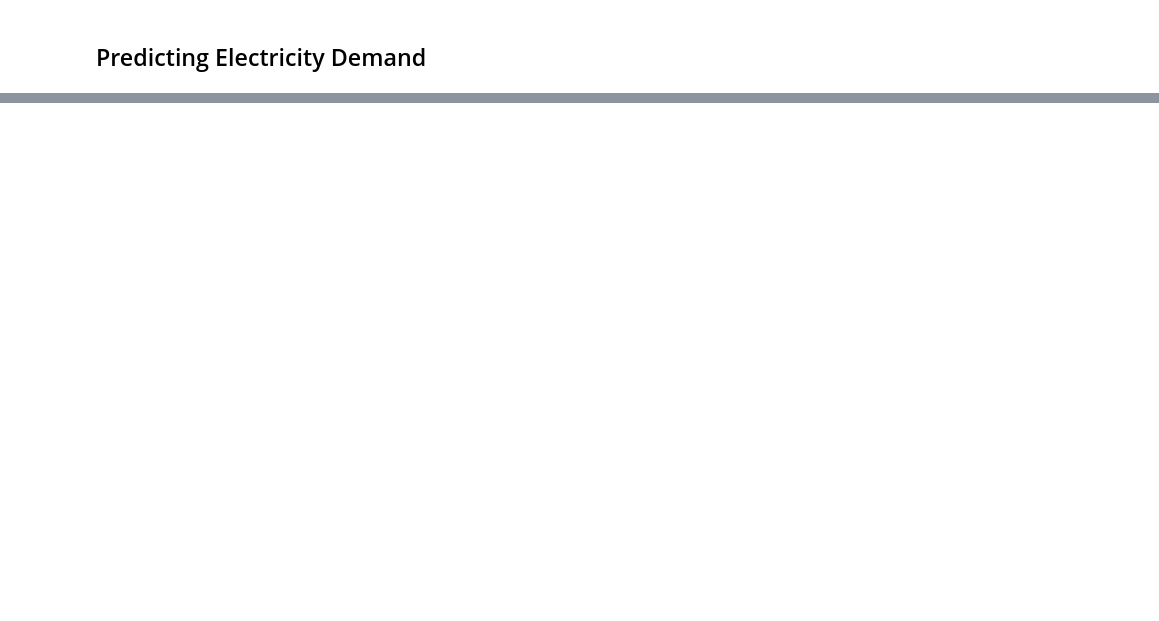
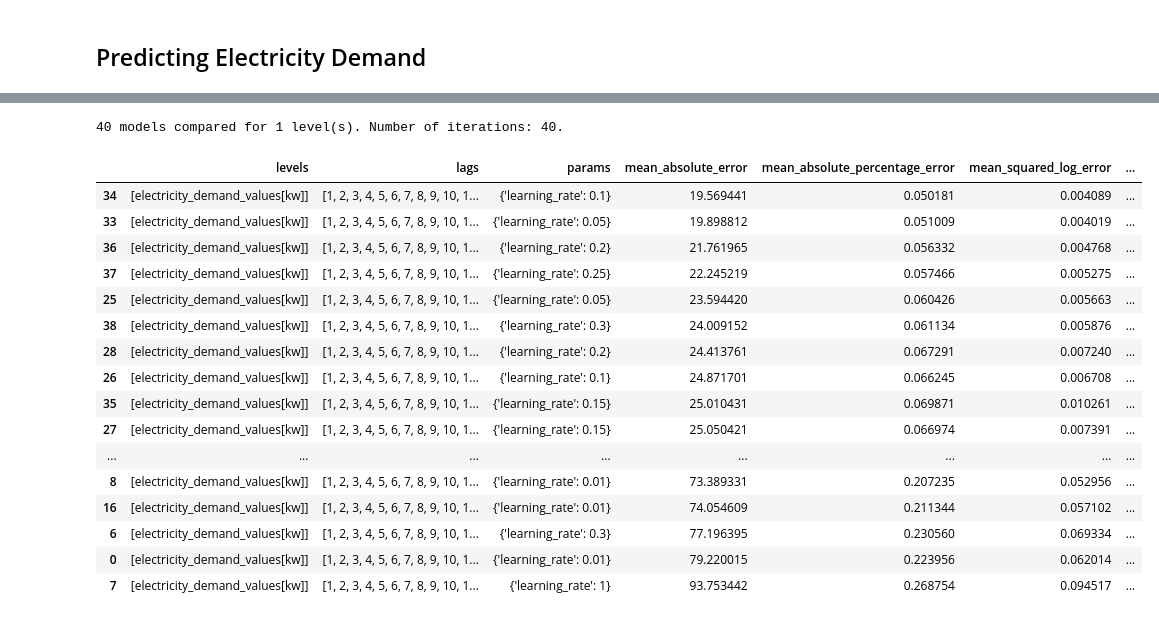
Before and after one commit to i-terzic/predicting-energy-consumption-based-on-weather-data, a Jupyter notebook: VAR.ipynb, the cells around one changed output, grey strips where cells are left out. Saved outputs shown, nothing was run; the diff lists cells and outputs as text; code cells hidden in the pictures; blank space fills up the shorter version.

```diff
--- a/VAR.ipynb
+++ b/VAR.ipynb
@@ -143,0 +159,41 @@ plt.tight_layout();
+# %%
+lags_grid = [24,48,72,96,120]
+param_grid = {'learning_rate': [0.01,0.05, 0.1,0.15,0.2,0.25,0.30, 1]}
+
+levels = ['electricity_demand_values[kw]'] # optimize for electricity_demand_values
+
+results = grid_search_forecaster_multiseries(
+              forecaster          = forecaster_ms,
+              series              = df_elec_data,
+              exog                = None,
+              levels              = levels,
+              lags_grid           = lags_grid,
+              param_grid          = param_grid,
+              steps               = 24,
+              metric              = ['mean_absolute_error', "mean_absolute_percentage_error", "mean_squared_log_error"],
+              initial_train_size  = len(df_elec_train),
+              refit               = True,
+              fixed_train_size    = True,
+              return_best         = False,
+              verbose             = False
+          )
+results
+# %% [output]
+40 models compared for 1 level(s). Number of iterations: 40.
+|  | levels | lags | params | mean_absolute_error | mean_absolute_percentage_error | mean_squared_log_error | ... |
+| 34 | [electricity_demand_values[kw]] | [1, 2, 3, 4, 5, 6, 7, 8, 9, 10, 1... | {'learning_rate': 0.1} | 19.569441 | 0.050181 | 0.004089 | ... |
+| 33 | [electricity_demand_values[kw]] | [1, 2, 3, 4, 5, 6, 7, 8, 9, 10, 1... | {'learning_rate': 0.05} | 19.898812 | 0.051009 | 0.004019 | ... |
+| 36 | [electricity_demand_values[kw]] | [1, 2, 3, 4, 5, 6, 7, 8, 9, 10, 1... | {'learning_rate': 0.2} | 21.761965 | 0.056332 | 0.004768 | ... |
+| 37 | [electricity_demand_values[kw]] | [1, 2, 3, 4, 5, 6, 7, 8, 9, 10, 1... | {'learning_rate': 0.25} | 22.245219 | 0.057466 | 0.005275 | ... |
+| 25 | [electricity_demand_values[kw]] | [1, 2, 3, 4, 5, 6, 7, 8, 9, 10, 1... | {'learning_rate': 0.05} | 23.594420 | 0.060426 | 0.005663 | ... |
+| 38 | [electricity_demand_values[kw]] | [1, 2, 3, 4, 5, 6, 7, 8, 9, 10, 1... | {'learning_rate': 0.3} | 24.009152 | 0.061134 | 0.005876 | ... |
+| 28 | [electricity_demand_values[kw]] | [1, 2, 3, 4, 5, 6, 7, 8, 9, 10, 1... | {'learning_rate': 0.2} | 24.413761 | 0.067291 | 0.007240 | ... |
+| 26 | [electricity_demand_values[kw]] | [1, 2, 3, 4, 5, 6, 7, 8, 9, 10, 1... | {'learning_rate': 0.1} | 24.871701 | 0.066245 | 0.006708 | ... |
+| 35 | [electricity_demand_values[kw]] | [1, 2, 3, 4, 5, 6, 7, 8, 9, 10, 1... | {'learning_rate': 0.15} | 25.010431 | 0.069871 | 0.010261 | ... |
+| 27 | [electricity_demand_values[kw]] | [1, 2, 3, 4, 5, 6, 7, 8, 9, 10, 1... | {'learning_rate': 0.15} | 25.050421 | 0.066974 | 0.007391 | ... |
+| ... | ... | ... | ... | ... | ... | ... | ... |
+| 8 | [electricity_demand_values[kw]] | [1, 2, 3, 4, 5, 6, 7, 8, 9, 10, 1... | {'learning_rate': 0.01} | 73.389331 | 0.207235 | 0.052956 | ... |
+| 16 | [electricity_demand_values[kw]] | [1, 2, 3, 4, 5, 6, 7, 8, 9, 10, 1... | {'learning_rate': 0.01} | 74.054609 | 0.211344 | 0.057102 | ... |
+| 6 | [electricity_demand_values[kw]] | [1, 2, 3, 4, 5, 6, 7, 8, 9, 10, 1... | {'learning_rate': 0.3} | 77.196395 | 0.230560 | 0.069334 | ... |
+| 0 | [electricity_demand_values[kw]] | [1, 2, 3, 4, 5, 6, 7, 8, 9, 10, 1... | {'learning_rate': 0.01} | 79.220015 | 0.223956 | 0.062014 | ... |
+| 7 | [electricity_demand_values[kw]] | [1, 2, 3, 4, 5, 6, 7, 8, 9, 10, 1... | {'learning_rate': 1} | 93.753442 | 0.268754 | 0.094517 | ... |
```
Also changed, not shown: parts of 11 cells of this notebook, 2 other files.
